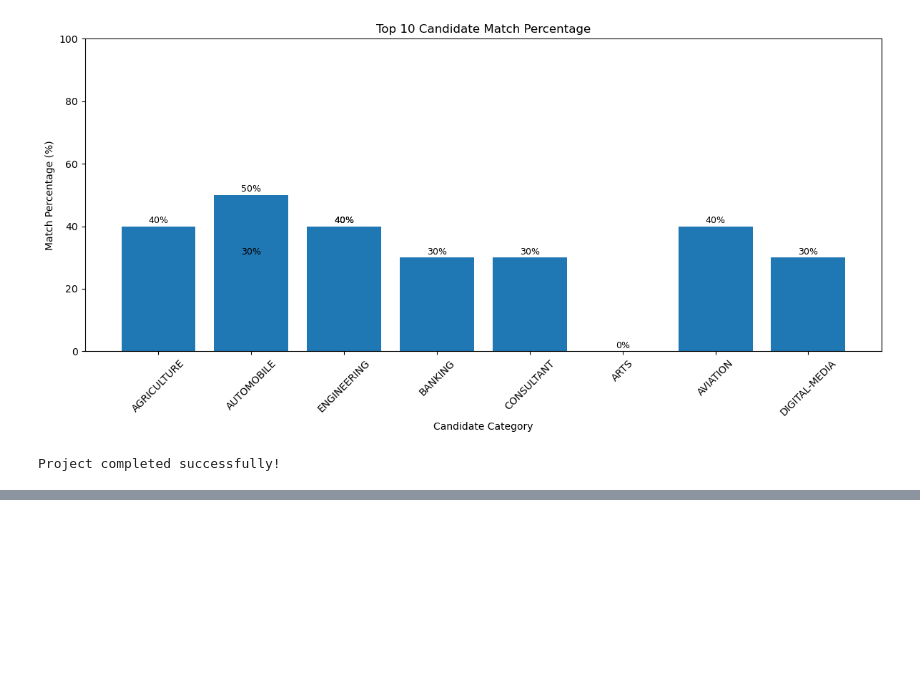
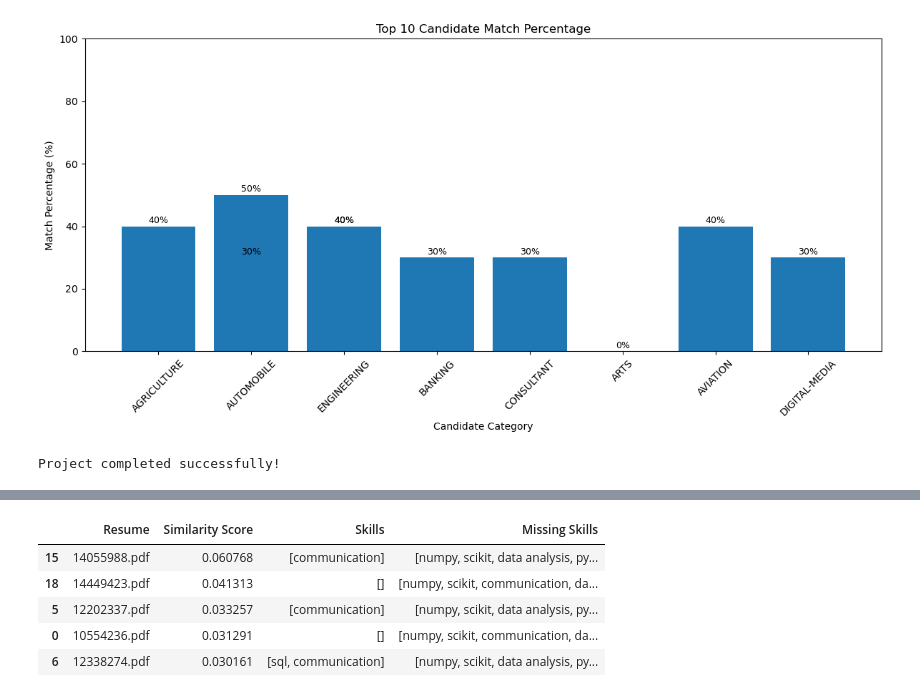
Before and after one commit to lavanyamg678-cpu/FUTURE_ML_03, a Jupyter notebook: Resume_Screening.ipynb, the cells around one changed output, grey strips where cells are left out. Cells and saved outputs as stored; diff of their text form; code cells hidden in the pictures; blank space fills up the shorter version.

```diff
--- a/Resume_Screening.ipynb
+++ b/Resume_Screening.ipynb
@@ -355,0 +576,15 @@ Project completed successfully!
+# %%
+required_skills = set(skills)
+
+results["Missing Skills"] = results["Skills"].apply(
+    lambda x: list(required_skills - set(x))
+)
+
+results.head()
+# %% [output]
+|  | Resume | Similarity Score | Skills | Missing Skills |
+| 15 | 14055988.pdf | 0.060768 | [communication] | [numpy, scikit, data analysis, py... |
+| 18 | 14449423.pdf | 0.041313 | [] | [numpy, scikit, communication, da... |
+| 5 | 12202337.pdf | 0.033257 | [communication] | [numpy, scikit, data analysis, py... |
+| 0 | 10554236.pdf | 0.031291 | [] | [numpy, scikit, communication, da... |
+| 6 | 12338274.pdf | 0.030161 | [sql, communication] | [numpy, scikit, data analysis, py... |
```
Also changed, not shown: parts of 15 cells of this notebook.
